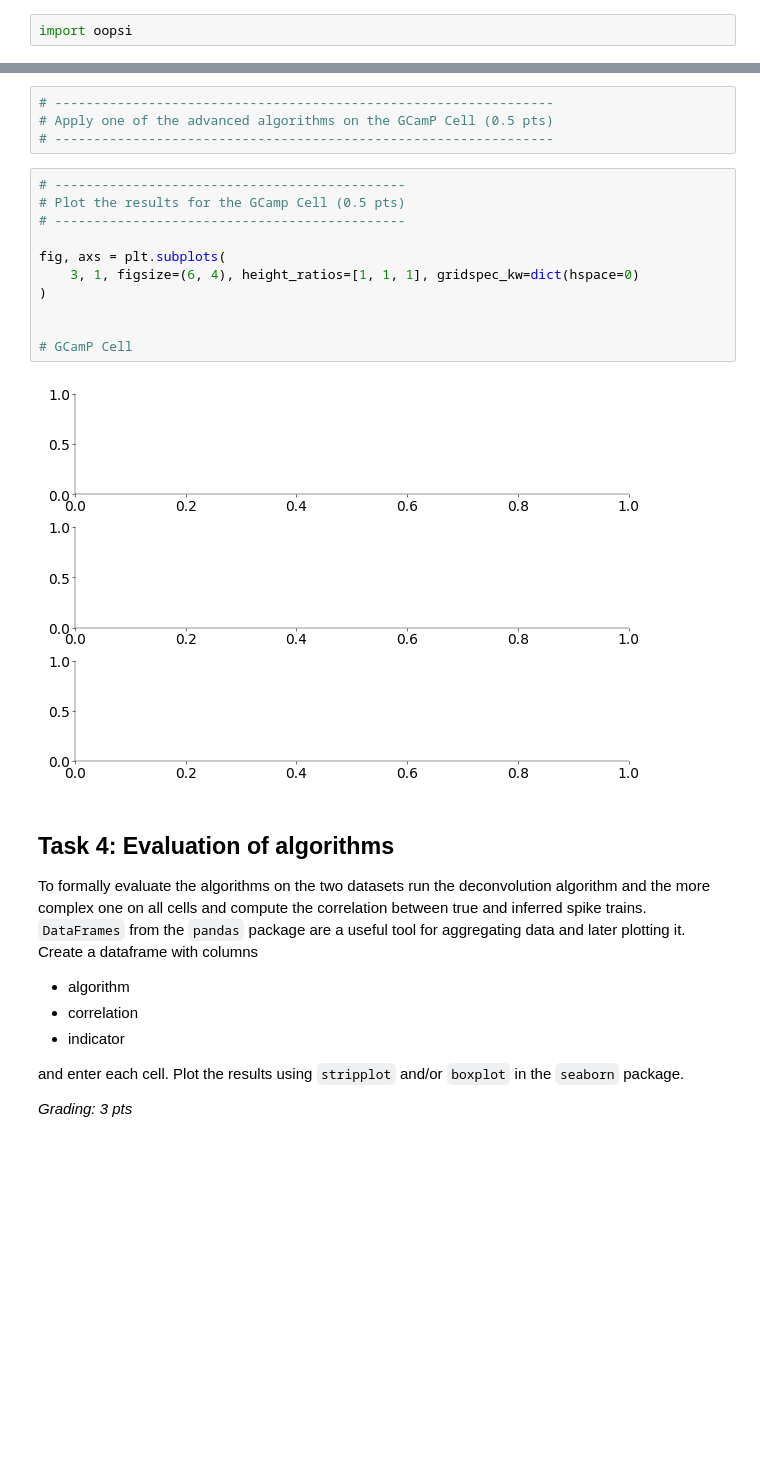
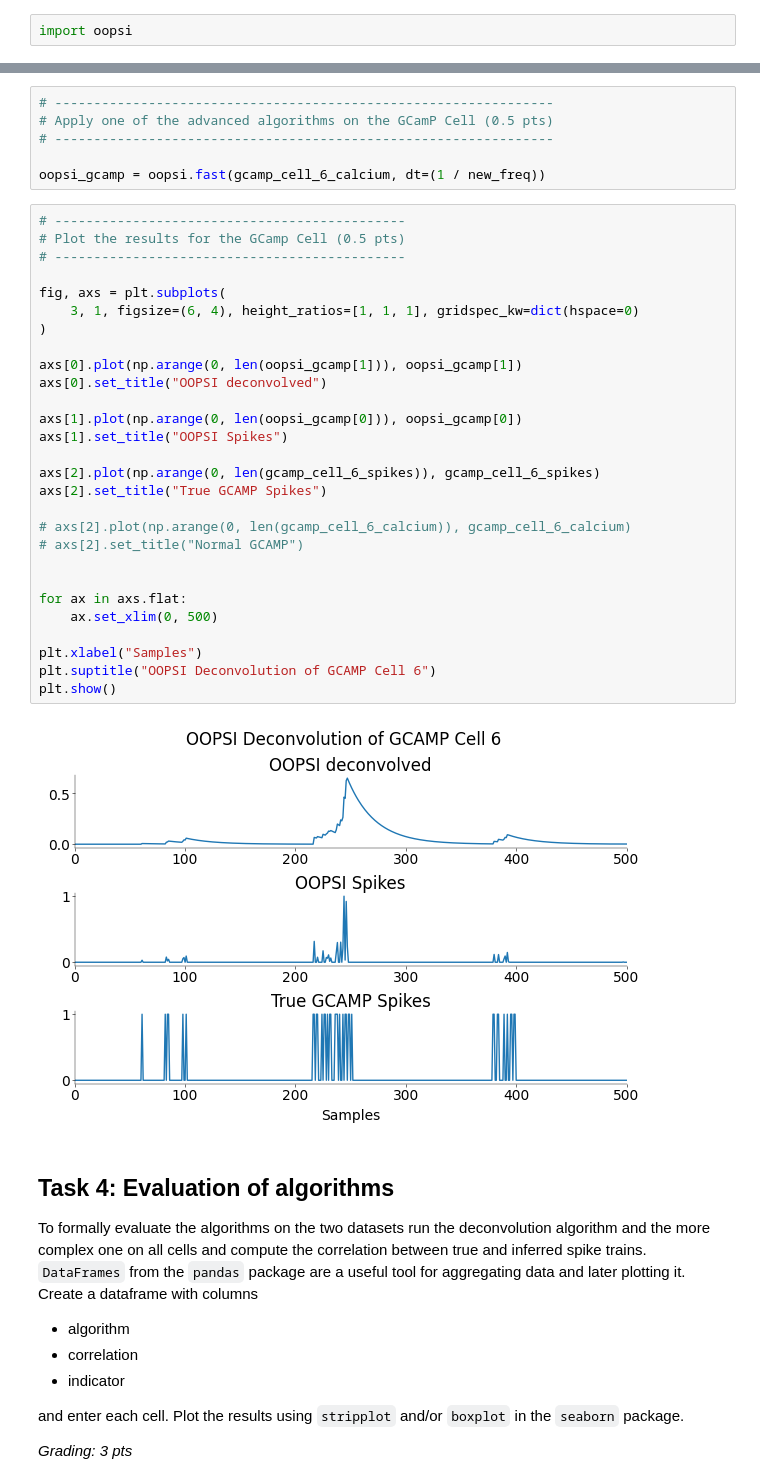
Before and after one commit to stedavkle/uni-tue-nds, a Jupyter notebook: CL3/notebooks/CodingLab3.ipynb, the cells around one changed output, grey strips where cells are left out. Drawn from its saved outputs; the diff is of its cells as text; blank space fills up the shorter version.

```diff
--- a/CL3/notebooks/CodingLab3.ipynb
+++ b/CL3/notebooks/CodingLab3.ipynb
@@ -372,19 +365,38 @@ TypeError: object of type 'int' has no len()
 # ----------------------------------------------------------------
 # Apply one of the advanced algorithms on the GCamP Cell (0.5 pts)
 # ----------------------------------------------------------------
+
+oopsi_gcamp = oopsi.fast(gcamp_cell_6_calcium, dt=(1 / new_freq))
-# %%
-# ---------------------------------------------
-# Plot the results for the GCamp Cell (0.5 pts)
-# ---------------------------------------------
-
-fig, axs = plt.subplots(
-    3, 1, figsize=(6, 4), height_ratios=[1, 1, 1], gridspec_kw=dict(hspace=0)
-)
-
-
-# GCamP Cell
-# %% [output]
-[figure, removed]
+# %%
+# ---------------------------------------------
+# Plot the results for the GCamp Cell (0.5 pts)
+# ---------------------------------------------
+
+fig, axs = plt.subplots(
+    3, 1, figsize=(6, 4), height_ratios=[1, 1, 1], gridspec_kw=dict(hspace=0)
+)
+
+axs[0].plot(np.arange(0, len(oopsi_gcamp[1])), oopsi_gcamp[1])
+axs[0].set_title("OOPSI deconvolved")
+
+axs[1].plot(np.arange(0, len(oopsi_gcamp[0])), oopsi_gcamp[0])
+axs[1].set_title("OOPSI Spikes")
+
+axs[2].plot(np.arange(0, len(gcamp_cell_6_spikes)), gcamp_cell_6_spikes)
+axs[2].set_title("True GCAMP Spikes")
+
+# axs[2].plot(np.arange(0, len(gcamp_cell_6_calcium)), gcamp_cell_6_calcium)
+# axs[2].set_title("Normal GCAMP")
+
+
+for ax in axs.flat:
+    ax.set_xlim(0, 500)
+
+plt.xlabel("Samples")
+plt.suptitle("OOPSI Deconvolution of GCAMP Cell 6")
+plt.show()
+# %% [output]
+[figure, added]
 # %% [markdown]
 ## Task 4: Evaluation of algorithms
 
```
Also changed, not shown: parts of 7 cells of this notebook.
